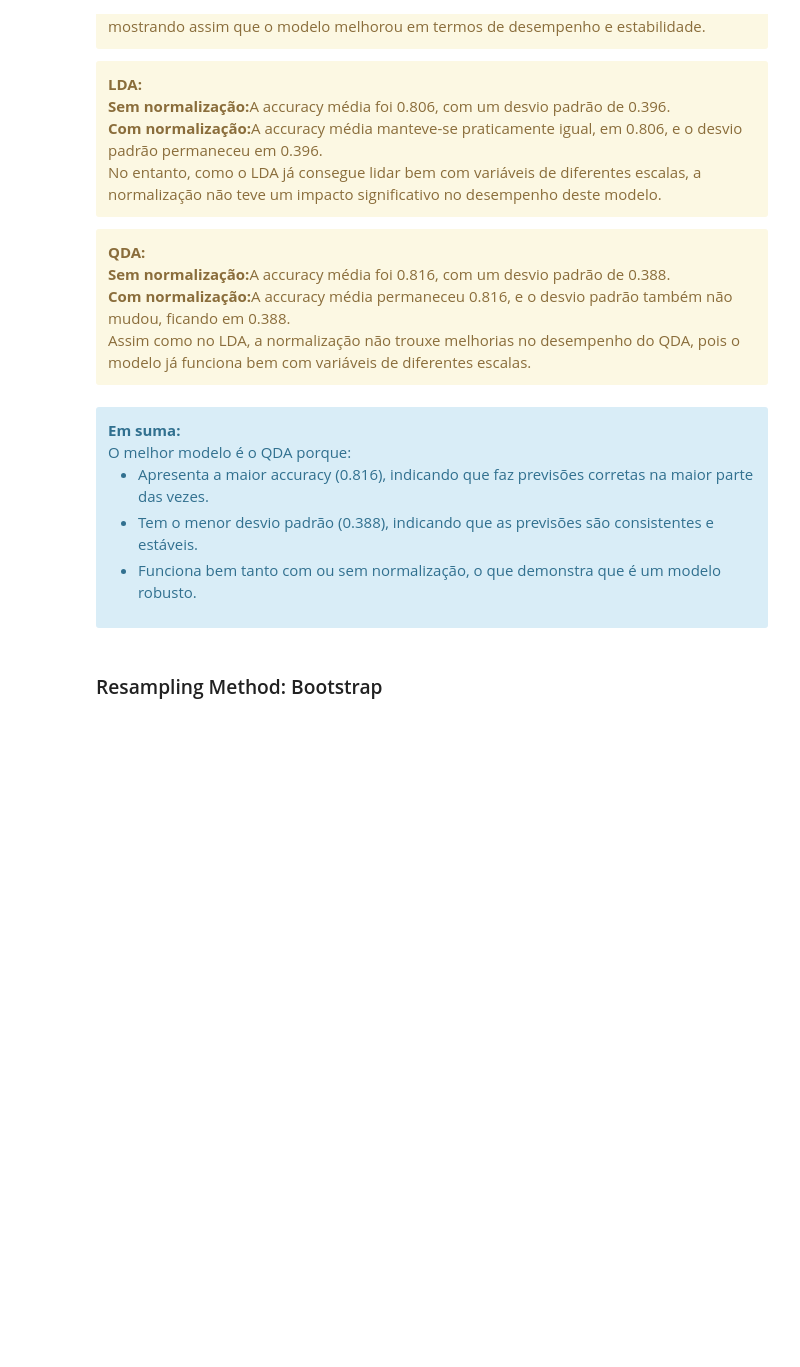
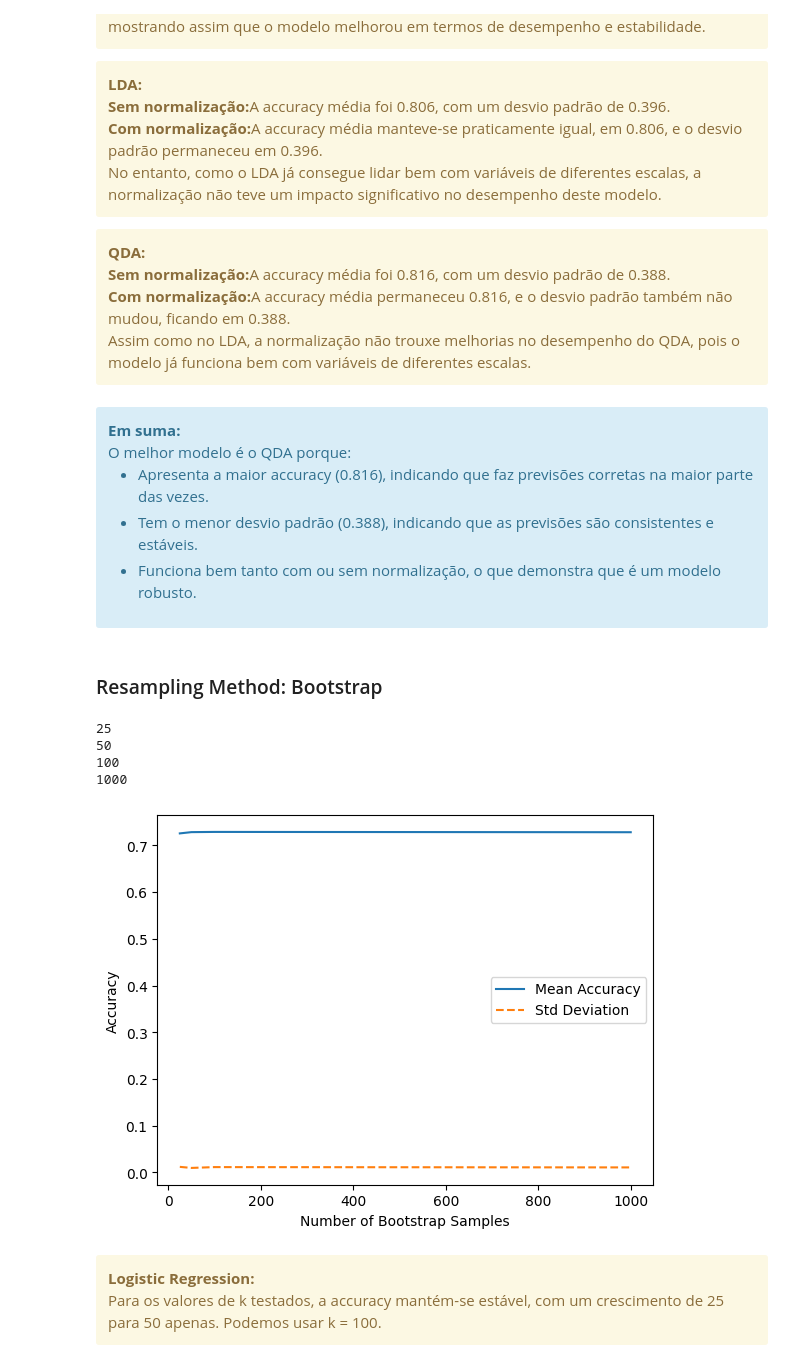
Before and after one commit to pedrocc03/APRAU_24_25_G23, a Jupyter notebook: Trabalho.ipynb, the cells around one changed output. Drawn from its saved outputs; the diff is of its cells as text; code cells hidden in the pictures; blank space fills up the shorter version.

Commit message:
Aplicação de Métodos - Bootstrap (terminado)

```diff
--- a/Trabalho.ipynb
+++ b/Trabalho.ipynb
@@ -989,3 +989,45 @@ Mean Accuracy for QDA: 0.816 (0.388)
 </div>
 # %% [markdown]
 ### Resampling Method: Bootstrap
+# %%
+from sklearn.metrics import accuracy_score
+import matplotlib.pyplot as plt
+
+# Plotar o comportamento da acurácia média conforme aumenta o número de bootstrap samples
+bootstrap_range = [25,50,100,1000]
+lr_accuracies_means = []
+lr_accuracies_stds = []
+
+for n in bootstrap_range:
+    print(n)
+    lr_accuracies_n = []
+    for i in range(n):
+        indices = np.random.choice(len(X), size=len(X), replace=True)
+        X_bootstrap = X.iloc[indices]
+        y_bootstrap = y.iloc[indices]
+
+        logrLR.fit(X_bootstrap, y_bootstrap)
+        y_pred_lr = logrLR.predict(X_bootstrap)
+        lr_accuracy = accuracy_score(y_bootstrap, y_pred_lr)
+        lr_accuracies_n.append(lr_accuracy)
+
+    lr_accuracies_means.append(np.mean(lr_accuracies_n))
+    lr_accuracies_stds.append(np.std(lr_accuracies_n))
+
+plt.plot(bootstrap_range, lr_accuracies_means, label="Mean Accuracy")
+plt.plot(bootstrap_range, lr_accuracies_stds, label="Std Deviation", linestyle="--")
+plt.xlabel("Number of Bootstrap Samples")
+plt.ylabel("Accuracy")
+plt.legend()
+plt.show()
+# %% [output]
+25
+50
+100
+1000
+[figure, added]
+# %% [markdown]
+<div class="alert alert-block alert-warning">
+<b>Logistic Regression:</b><br>
+    <span>Para os valores de k testados, a accuracy mantém-se estável, com um crescimento de 25 para 50 apenas. Podemos usar k = 100.</span><br>
+</div>
```
Also changed, not shown: parts of 8 cells of this notebook.
